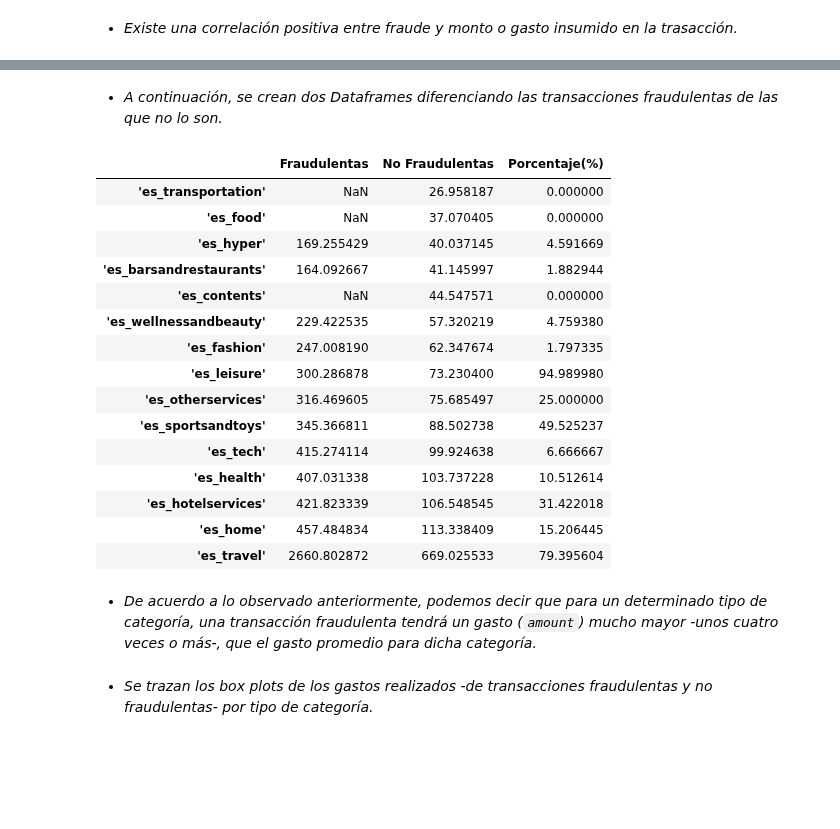
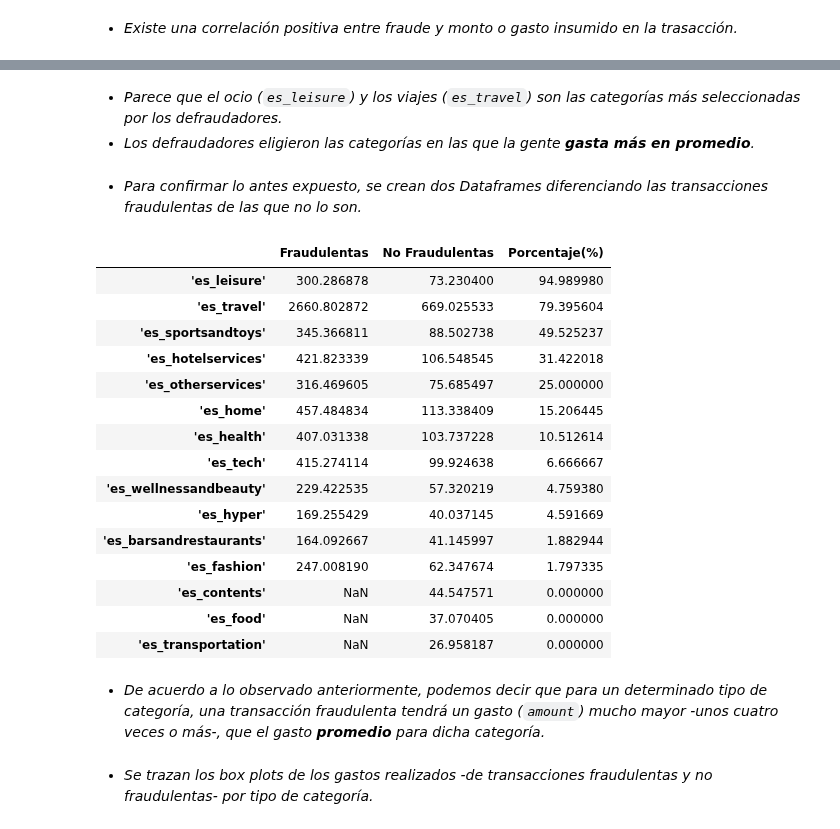
Before and after one commit to alseveso/AcamicaDS, a Jupyter notebook: Proyecto 4/Proyecto 04_Alejandra Seveso.ipynb, the cells around one changed output, grey strips where cells are left out. Saved outputs shown, nothing was run; the diff lists cells and outputs as text; code cells hidden in the pictures; blank space fills up the shorter version.

```diff
--- a/Proyecto 4/Proyecto 04_Alejandra Seveso.ipynb
+++ b/Proyecto 4/Proyecto 04_Alejandra Seveso.ipynb
@@ -221,31 +243,34 @@ plt.show()
+# %% [markdown]
+* *Parece que el ocio (`es_leisure`) y los viajes (`es_travel`) son las categorías más seleccionadas por los defraudadores.*
+* *Los defraudadores eligieron las categorías en las que la gente **gasta más en promedio**.*
 # %% [markdown]
-* *A continuación, se crean dos Dataframes diferenciando las transacciones fraudulentas de las que no lo son.*
+* *Para confirmar lo antes expuesto, se crean dos Dataframes diferenciando las transacciones fraudulentas de las que no lo son.*
 # %%
 fraudulentas = banksim.loc[banksim.fraud == 1]
 no_fraudulentas = banksim.loc[banksim.fraud == 0]
 # %%
 pd.concat([fraudulentas.groupby('category')['amount'].mean(),no_fraudulentas.groupby('category')['amount'].mean(),\
            banksim.groupby('category')['fraud'].mean()*100],keys=["Fraudulentas","No Fraudulentas","Porcentaje(%)"],axis=1,\
-          sort=False).sort_values(by=['No Fraudulentas'])
+          sort=False).sort_values(by=['Porcentaje(%)'],ascending=False)
 # %% [output]
 |  | Fraudulentas | No Fraudulentas | Porcentaje(%) |
-| 'es_transportation' | NaN | 26.958187 | 0.000000 |
-| 'es_food' | NaN | 37.070405 | 0.000000 |
+| 'es_leisure' | 300.286878 | 73.230400 | 94.989980 |
+| 'es_travel' | 2660.802872 | 669.025533 | 79.395604 |
+| 'es_sportsandtoys' | 345.366811 | 88.502738 | 49.525237 |
+| 'es_hotelservices' | 421.823339 | 106.548545 | 31.422018 |
+| 'es_otherservices' | 316.469605 | 75.685497 | 25.000000 |
+| 'es_home' | 457.484834 | 113.338409 | 15.206445 |
+| 'es_health' | 407.031338 | 103.737228 | 10.512614 |
+| 'es_tech' | 415.274114 | 99.924638 | 6.666667 |
+| 'es_wellnessandbeauty' | 229.422535 | 57.320219 | 4.759380 |
 | 'es_hyper' | 169.255429 | 40.037145 | 4.591669 |
 | 'es_barsandrestaurants' | 164.092667 | 41.145997 | 1.882944 |
+| 'es_fashion' | 247.008190 | 62.347674 | 1.797335 |
 | 'es_contents' | NaN | 44.547571 | 0.000000 |
-| 'es_wellnessandbeauty' | 229.422535 | 57.320219 | 4.759380 |
-| 'es_fashion' | 247.008190 | 62.347674 | 1.797335 |
-| 'es_leisure' | 300.286878 | 73.230400 | 94.989980 |
-| 'es_otherservices' | 316.469605 | 75.685497 | 25.000000 |
-| 'es_sportsandtoys' | 345.366811 | 88.502738 | 49.525237 |
-| 'es_tech' | 415.274114 | 99.924638 | 6.666667 |
-| 'es_health' | 407.031338 | 103.737228 | 10.512614 |
-| 'es_hotelservices' | 421.823339 | 106.548545 | 31.422018 |
-| 'es_home' | 457.484834 | 113.338409 | 15.206445 |
-| 'es_travel' | 2660.802872 | 669.025533 | 79.395604 |
+| 'es_food' | NaN | 37.070405 | 0.000000 |
+| 'es_transportation' | NaN | 26.958187 | 0.000000 |
 # %% [markdown]
-* *De acuerdo a lo observado anteriormente, podemos decir que para un determinado tipo de categoría, una transacción fraudulenta tendrá un gasto (`amount`) mucho mayor -unos cuatro veces o más-, que el gasto promedio para dicha categoría.*
+* *De acuerdo a lo observado anteriormente, podemos decir que para un determinado tipo de categoría, una transacción fraudulenta tendrá un gasto (`amount`) mucho mayor -unos cuatro veces o más-, que el gasto **promedio** para dicha categoría.*
 # %% [markdown]
 * *Se trazan los box plots de los gastos realizados -de transacciones fraudulentas y no fraudulentas- por tipo de categoría.*
 # %%
```
Also changed, not shown: parts of 25 cells of this notebook.
